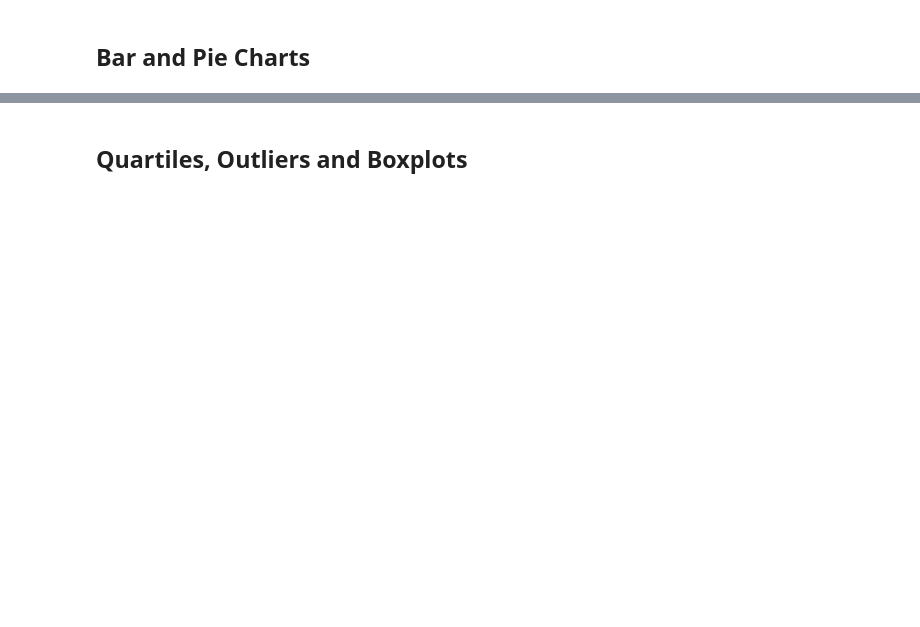
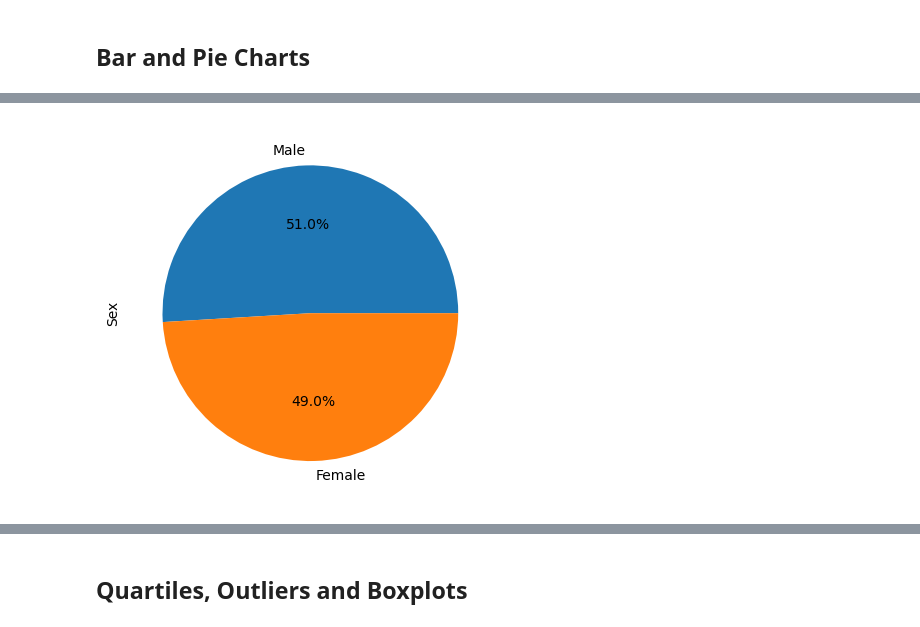
Before and after one commit to lorigirton/matplotlib-challenge, a Jupyter notebook: Pymaceuticals/pymaceuticals.ipynb, the cells around one changed output, grey strips where cells are left out. Cells and saved outputs as stored; diff of their text form; code cells hidden in the pictures; blank space fills up the shorter version.

```diff
--- a/Pymaceuticals/pymaceuticals.ipynb
+++ b/Pymaceuticals/pymaceuticals.ipynb
@@ -94,4 +152,10 @@ clean_data.head()
 # %%
 # Generate a pie plot showing the distribution of female versus male mice using Pandas
+gender_data=clean_data["Sex"].value_counts()
+gender_data.plot(kind="pie", autopct="%1.1f%%")
+
+plt.show()
+# %% [output]
+[figure, added]
 # %%
 # Generate a pie plot showing the distribution of female versus male mice using pyplot
```
Also changed, not shown: parts of 13 cells of this notebook, 1 other file.
